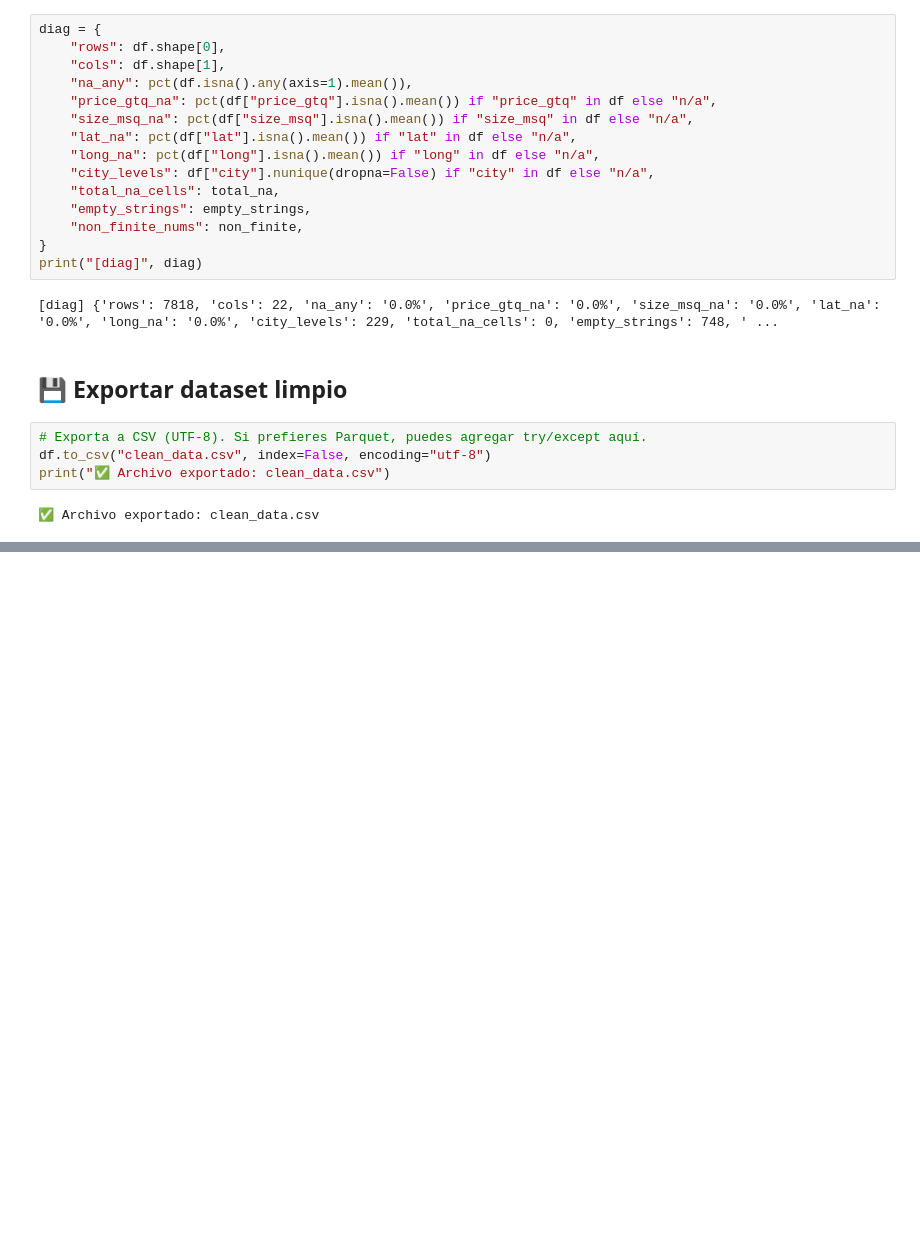
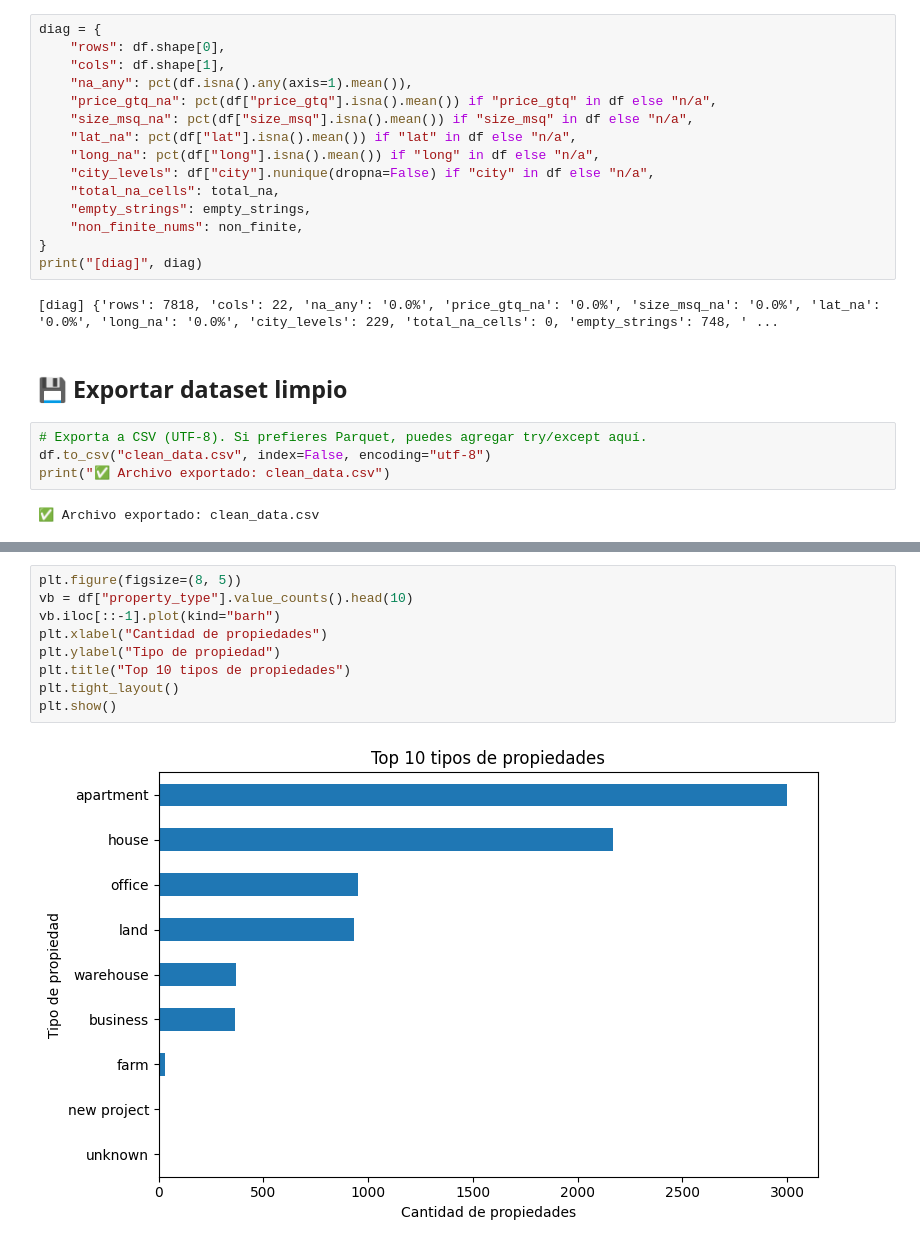
Before and after one commit to Dahernandezsilve/ResponsibleAI-Realworld-Data-Scraper, a Jupyter notebook: preprocessingRealState.ipynb, the cells around one changed output, grey strips where cells are left out. Cells and saved outputs as stored; diff of their text form; blank space fills up the shorter version.

```diff
--- a/preprocessingRealState.ipynb
+++ b/preprocessingRealState.ipynb
@@ -636,0 +671,11 @@ print("✅ Archivo exportado: clean_data.csv")
+# %%
+plt.figure(figsize=(8, 5))
+vb = df["property_type"].value_counts().head(10)
+vb.iloc[::-1].plot(kind="barh")
+plt.xlabel("Cantidad de propiedades")
+plt.ylabel("Tipo de propiedad")
+plt.title("Top 10 tipos de propiedades")
+plt.tight_layout()
+plt.show()
+# %% [output]
+[figure, added]
```
Also changed, not shown: parts of 11 cells of this notebook.
